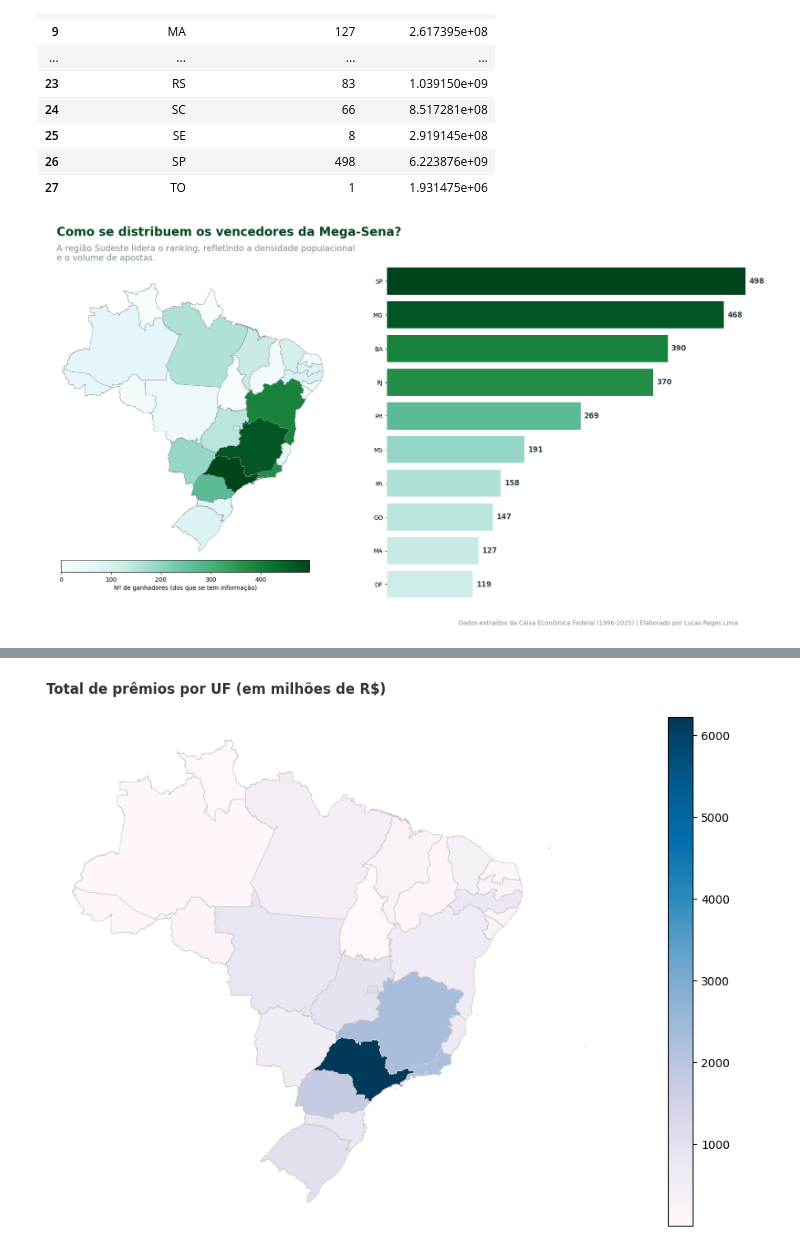
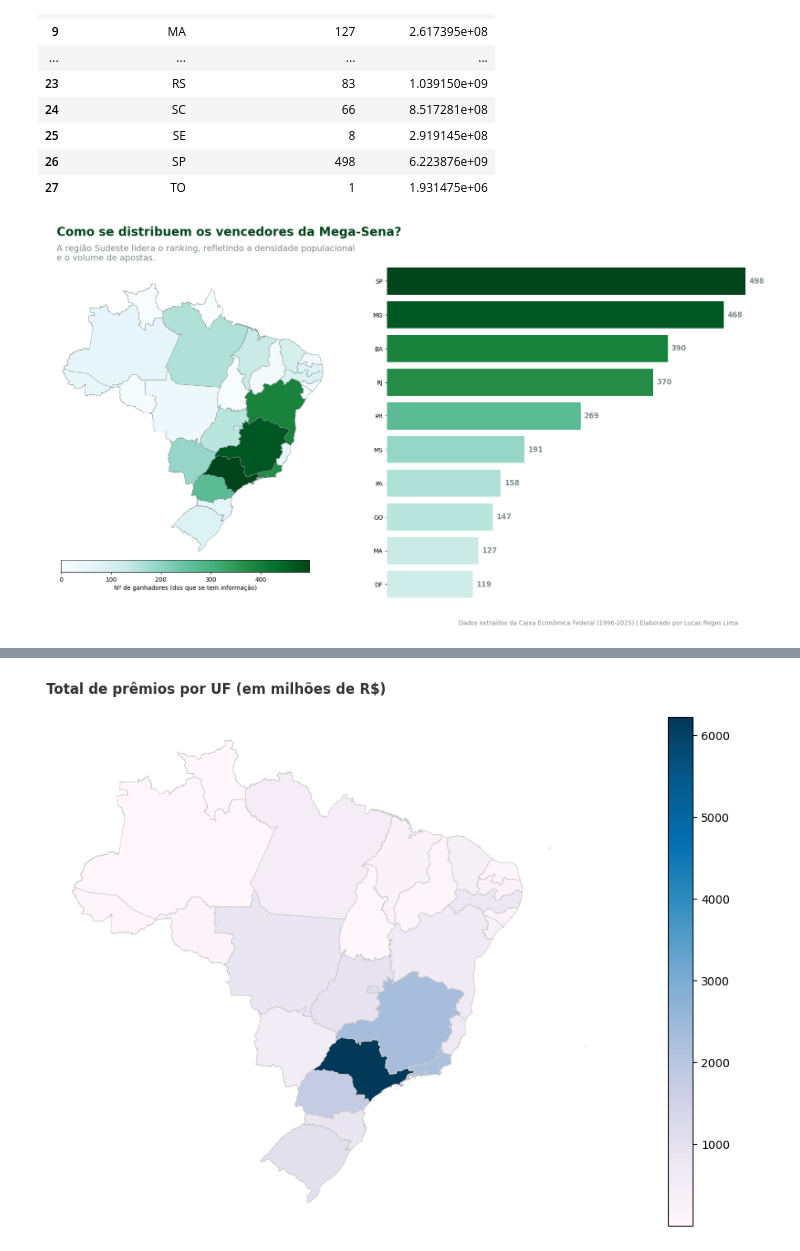
Before and after one commit to zf0rest/megasena_science, a Jupyter notebook: notebooks/analise.ipynb, the cells around one changed output, grey strips where cells are left out. Saved outputs shown, nothing was run; the diff lists cells and outputs as text; code cells hidden in the pictures.

```diff
--- a/notebooks/analise.ipynb
+++ b/notebooks/analise.ipynb
@@ -581,34 +584,34 @@ barras = ax2.barh(df_topestados['SIGLA_UF'],
                   color=Escala_cores
 ) #veja que a escala de cores foi aplicada no DF INTEIRO, e não nos top10, seguindo o padrão do gráfico
 
-for bar in barras: #pra cada barra plote um texto com essas características, basicamente.
+for bar in barras: #pra cada barra plote um texto com essas características, basicamente:
     width = bar.get_width()
     ax2.text(int(width) + 5,
              bar.get_y() + bar.get_height()/2,
              int(width),
              va='center',
              fontsize=12,
-             color='#2C3E50',
+             color='#7F8C8D',
              fontweight='bold'
              )
 
 #setando os atributos visuais das barras
 ax2.spines['left'].set_visible(False) #Esse cinza clarinho divide os estados e tbm é uma cor de apoio da nossa paleta
 ax2.spines['top'].set_visible(False)
 ax2.spines['right'].set_visible(False)
 ax2.spines['bottom'].set_visible(False)
 ax2.get_xaxis().set_visible(False)
 
 
 #Configurando a legenda
 plt.figtext(0.6, 0.07,
             "Dados extraídos da Caixa Econômica Federal (1996-2025) | Elaborado por Lucas Reges Lima",
             fontsize=10,
             color='#7F8C8D',
             ha='left')
 
 plt.tight_layout(rect=[-0.2, 0.08, 0.97, 1], w_pad=-50)
 
 plt.show()
 # %% [output]
-[figure, old version]
+[figure, new version]
```
Also changed, not shown: parts of 4 cells of this notebook, 1 other file.
